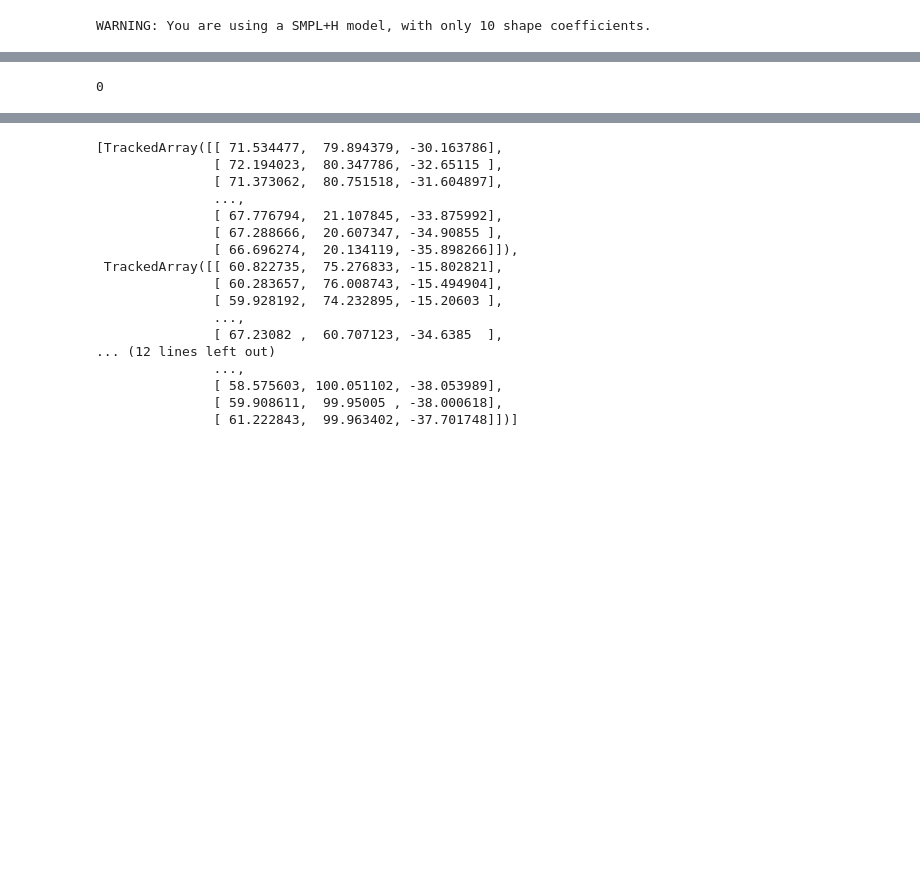
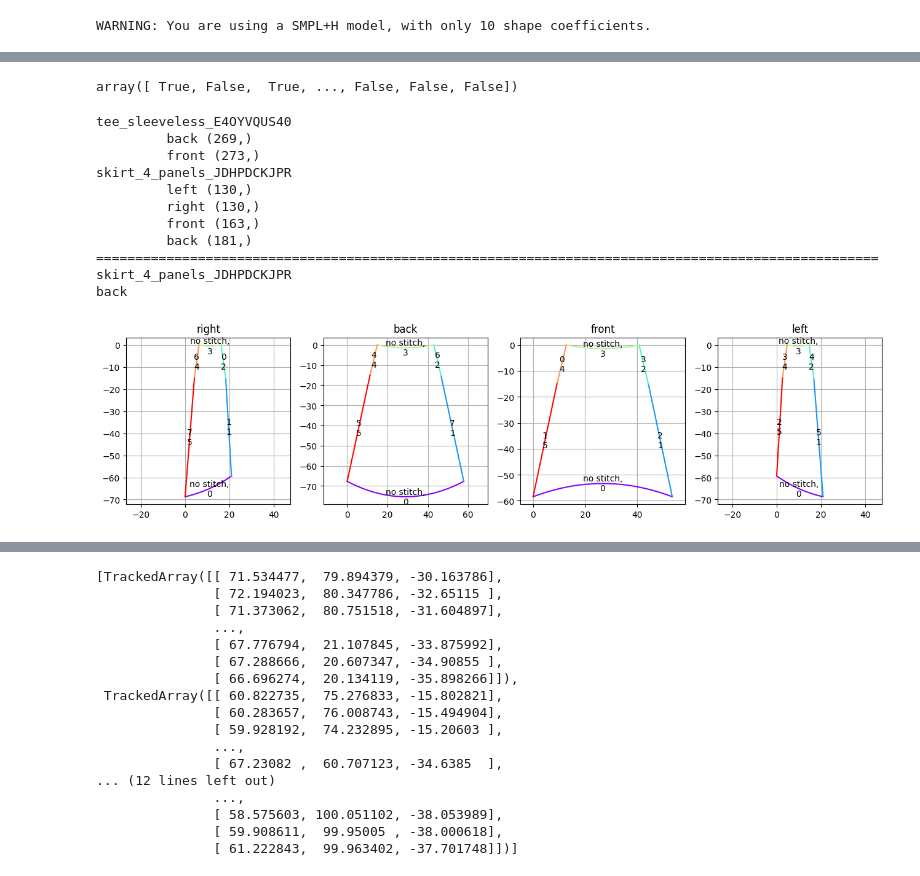
Before and after one commit to 2InfinityN6eyond/SewFormerAnalysis, a Jupyter notebook: Sewformer/ANALYSIS/MBP/analyze_mesh.ipynb, the cells around one changed output, grey strips where cells are left out. Drawn from its saved outputs; the diff is of its cells as text; code cells hidden in the pictures; blank space fills up the shorter version.

```diff
--- a/Sewformer/ANALYSIS/MBP/analyze_mesh.ipynb
+++ b/Sewformer/ANALYSIS/MBP/analyze_mesh.ipynb
@@ -268,9 +345 @@ combination_path : /Users/hjp/HJP/KUAICV/VTO/DATASET/sewfactory/sewfactory/jumps
 Found 6 separate panel meshes.
-# %%
-panel_dict = list(
-    list(garment_dict.values())[0]["panel_dict"].values()
-)[0]
-
-boundary_vertices = panel_dict["panel_mesh"].vertices[panel_dict["panel_boundary_vertices"]]
-# %% [output]
-0
@@ -289,0 +346,52 @@ fig.show()
+# %%
+garment_info = garment_dict[list(garment_dict.keys())[0]]
+np.array(
+    garment_info["garment_vertex_segmentation_list"]
+) == garment_info["garment_vertex_segmentation_list"][0]
+# %% [output]
+array([ True, False,  True, ..., False, False, False])
+# %%
+for garment_name, garment_info in garment_dict.items() :
+    print(garment_name)
+    for panel_name, panel_info in garment_info["panel_dict"].items() :
+        print('\t',panel_name, panel_info["boundary_vert_idx_list"].shape)
+
+print("="*100)
+
+print(garment_name)
+print(panel_name)
+
+
+panel_svg_path_dict = garment_info["panel_svg_path_dict"]
+stitch_dict = garment_info["stitch_dict"]
+
+
+FIGLEN = 4
+NCOLS = int(np.sqrt(len(panel_svg_path_dict)))
+NROWS = int(np.ceil(len(panel_svg_path_dict) / NCOLS))
+NCOLS = 5
+NROWS = 3
+
+plt.figure(figsize=(FIGLEN * NCOLS, FIGLEN * NROWS))
+for i, (panel_name, panel) in enumerate(panel_svg_path_dict.items()):
+    ax = plt.subplot(NROWS, NCOLS, i + 1)
+    ax.set_title(panel_name)
+    plot_panel_info(
+        ax, panel_name, panel_svg_path_dict, stitch_dict,
+        N_SAMPLES=1000
+    )
+# plt.savefig(f"{garment_id}_panel_vis.png")
+plt.show()
+# %% [output]
+tee_sleeveless_E4OYVQUS40
+         back (269,)
+         front (273,)
+skirt_4_panels_JDHPDCKJPR
+         left (130,)
+         right (130,)
+         front (163,)
+         back (181,)
+====================================================================================================
+skirt_4_panels_JDHPDCKJPR
+back
+[figure, added]
```
Also changed, not shown: parts of 17 cells of this notebook, 1 other file.
